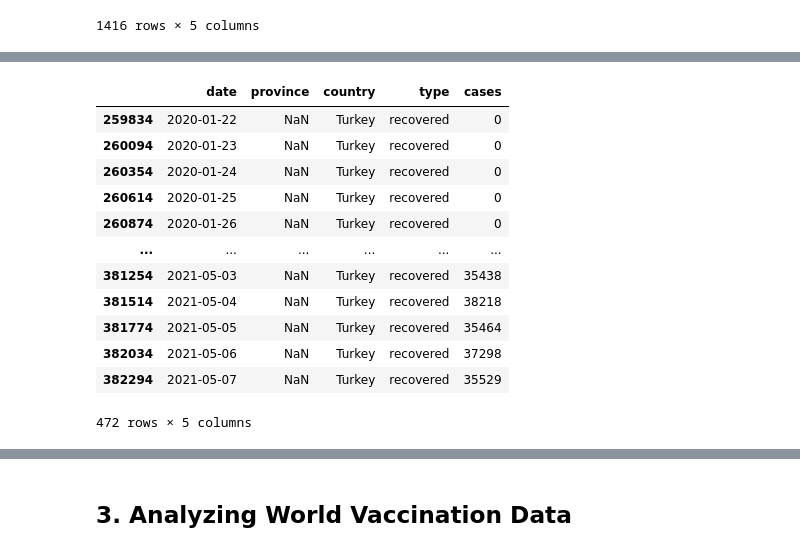
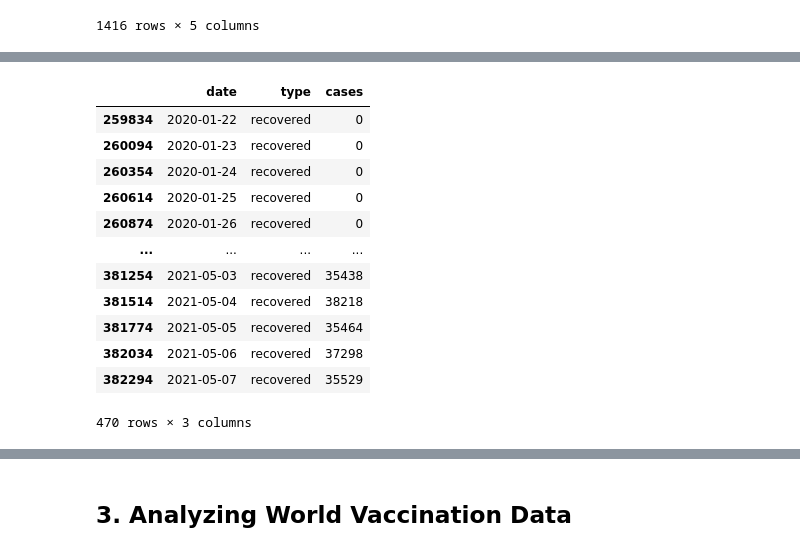
Before and after one commit to eliifakbulut/Covid-19-Analysis, a Jupyter notebook: covid-19-datascience.ipynb, the cells around one changed output, grey strips where cells are left out. Saved outputs shown, nothing was run; the diff lists cells and outputs as text; code cells hidden in the pictures.

```diff
--- a/covid-19-datascience.ipynb
+++ b/covid-19-datascience.ipynb
@@ -81,3 +83,6 @@ datacase_tr
 | 382034 | 2021-05-06 | NaN | Turkey | recovered | 37298 |
 | 382294 | 2021-05-07 | NaN | Turkey | recovered | 35529 |
 1416 rows × 5 columns
+# %%
+datacase_tr = datacase_tr[["date","type","cases"]]
+datacase_tr
@@ -83,0 +119,4 @@ datacase_tr
+# %%
+datacase_tr_new = datacase_tr[(datacase_tr["date"]!="2020-12-12") & (datacase_tr["date"]!="2020-12-10")]
+print(datacase_tr_new.columns)
+datacase_tr_new.sort_values("cases")
@@ -101,17 +174,17 @@ datacase_tr_confirmed
 # %%
-datacase_tr_recovered = datacase_tr[datacase_tr.type == 'recovered']
+datacase_tr_recovered = datacase_tr_new[datacase_tr_new.type == 'recovered']
 datacase_tr_recovered
 # %% [output]
-|  | date | province | country | type | cases |
-| 259834 | 2020-01-22 | NaN | Turkey | recovered | 0 |
-| 260094 | 2020-01-23 | NaN | Turkey | recovered | 0 |
-| 260354 | 2020-01-24 | NaN | Turkey | recovered | 0 |
-| 260614 | 2020-01-25 | NaN | Turkey | recovered | 0 |
-| 260874 | 2020-01-26 | NaN | Turkey | recovered | 0 |
-| ... | ... | ... | ... | ... | ... |
-| 381254 | 2021-05-03 | NaN | Turkey | recovered | 35438 |
-| 381514 | 2021-05-04 | NaN | Turkey | recovered | 38218 |
-| 381774 | 2021-05-05 | NaN | Turkey | recovered | 35464 |
-| 382034 | 2021-05-06 | NaN | Turkey | recovered | 37298 |
-| 382294 | 2021-05-07 | NaN | Turkey | recovered | 35529 |
+|  | date | type | cases |
+| 259834 | 2020-01-22 | recovered | 0 |
+| 260094 | 2020-01-23 | recovered | 0 |
+| 260354 | 2020-01-24 | recovered | 0 |
+| 260614 | 2020-01-25 | recovered | 0 |
+| 260874 | 2020-01-26 | recovered | 0 |
+| ... | ... | ... | ... |
+| 381254 | 2021-05-03 | recovered | 35438 |
+| 381514 | 2021-05-04 | recovered | 38218 |
+| 381774 | 2021-05-05 | recovered | 35464 |
+| 382034 | 2021-05-06 | recovered | 37298 |
+| 382294 | 2021-05-07 | recovered | 35529 |
-472 rows × 5 columns
+470 rows × 3 columns
```
Also changed, not shown: parts of 25 cells of this notebook.
